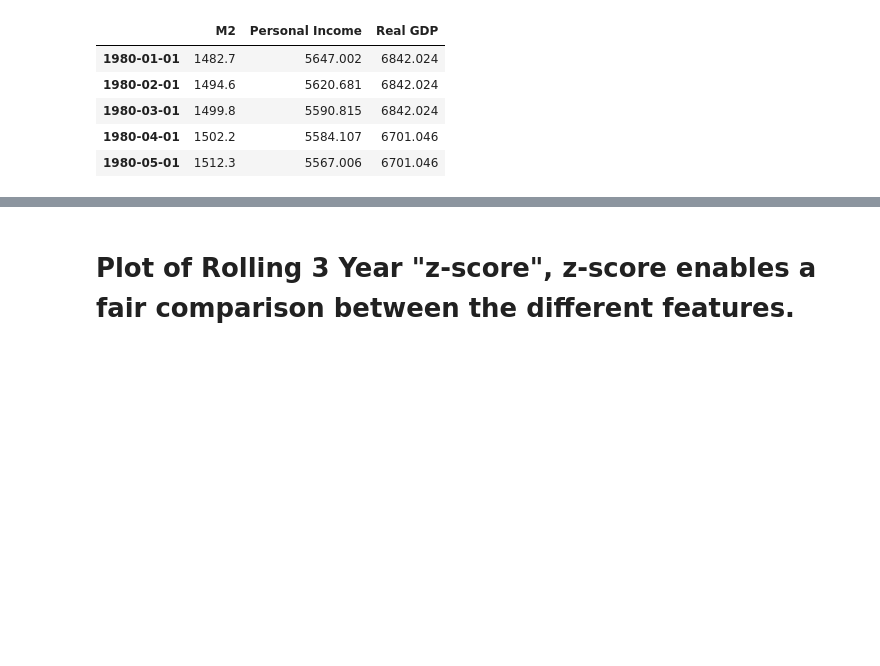
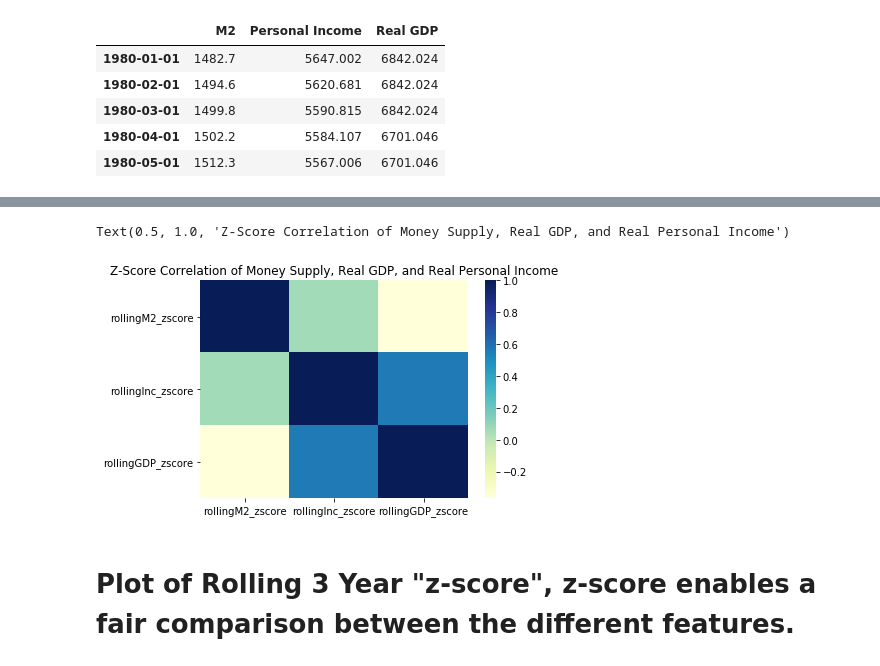
Before and after one commit to schm1263/Fintech_Project_1, a Jupyter notebook: Eriks_Clean_Copy.ipynb, the cells around one changed output, grey strips where cells are left out. Cells and saved outputs as stored; diff of their text form; code cells hidden in the pictures; blank space fills up the shorter version.

```diff
--- a/Eriks_Clean_Copy.ipynb
+++ b/Eriks_Clean_Copy.ipynb
@@ -534,3 +363,15 @@ rolling_zScore_corr_chart.plot()
+# %%
+# Display the correlation matrix
+plt.clf()
+# sns.color_palette("mako", as_cmap=True)
+sns.heatmap(rolling_zScore_corr, cmap='YlGnBu')
+plt.title("Z-Score Correlation of Money Supply, Real GDP, and Real Personal Income")
+
+# plt.tight_layout()
+# plt.savefig('Resources/el_Correlation_of_M2_GDP_Income')
+# %% [output]
+Text(0.5, 1.0, 'Z-Score Correlation of Money Supply, Real GDP, and Real Personal Income')
+[figure, added]
 # %% [markdown]
 # Plot of Rolling 3 Year "z-score", z-score enables a fair comparison between the different features.
 # %%
```
Also changed, not shown: parts of 107 cells of this notebook, 16 other files.
